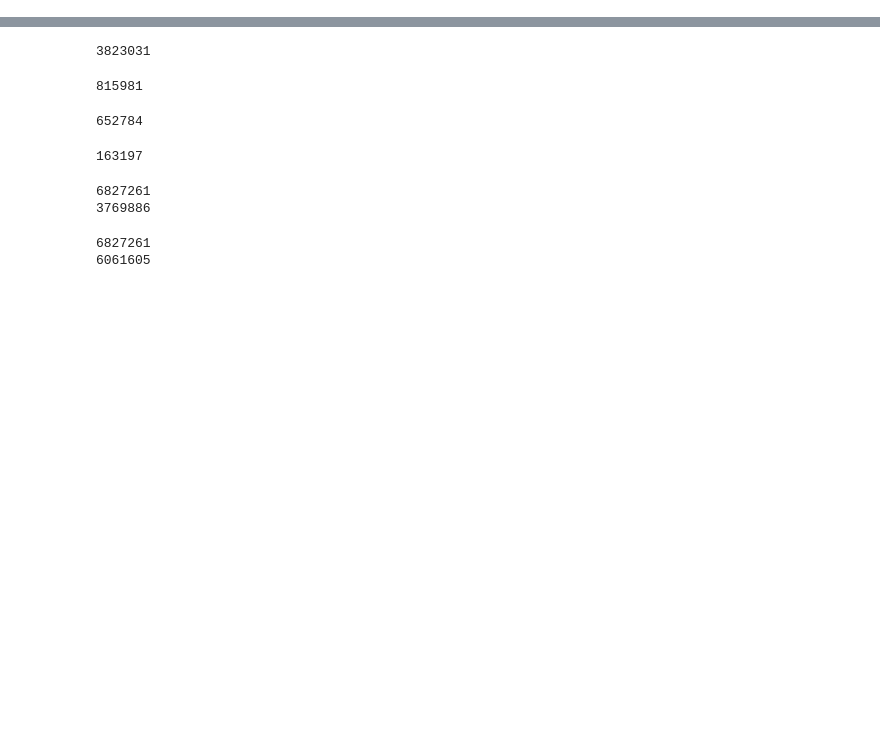
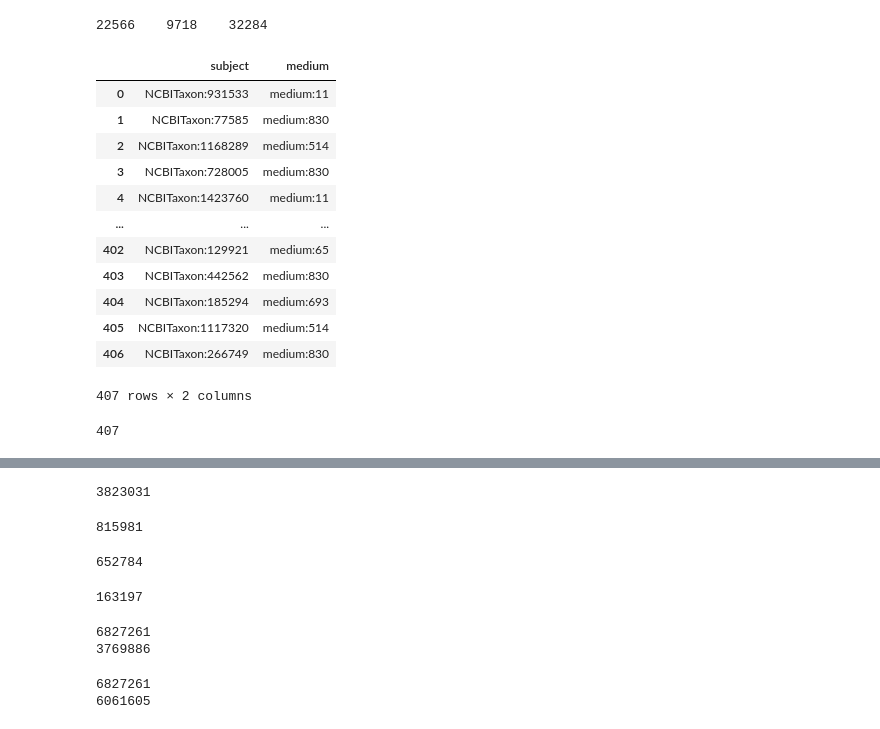
Before and after one commit to ludd00/thesis-KgM, a Jupyter notebook: trainTestSplit.ipynb, the cells around one changed output, grey strips where cells are left out. Saved outputs shown, nothing was run; the diff lists cells and outputs as text; code cells hidden in the pictures; blank space fills up the shorter version.

```diff
--- a/trainTestSplit.ipynb
+++ b/trainTestSplit.ipynb
@@ -12,0 +86,49 @@ g.parse("kg-mic.ttl")
+# %%
+query = """
+SELECT ?s ?p ?o
+WHERE {
+  ?s ?p ?o .
+}
+"""
+new_graph = Graph()
+
+for row in pairs_prefixed:
+    subjectitos = rdflib.term.URIRef(row[0])
+    objectitos = rdflib.term.URIRef(row[1])
+    filtered_gq = g.query(query, initBindings = {
+        "s": subjectitos,
+        "o": objectitos
+    })
+    for row in filtered_gq:
+        new_graph.add(row)
+        g.remove(row)
+
+print(len(g), "  ", len(new_graph), "  ", len(g)+len(new_graph))
+# %% [output]
+22566    9718    32284
+# %%
+df = pd.read_csv("../../0522/ytest.tsv", delimiter = "\t")
+df
+# %% [output]
+|  | subject | medium |
+| 0 | NCBITaxon:931533 | medium:11 |
+| 1 | NCBITaxon:77585 | medium:830 |
+| 2 | NCBITaxon:1168289 | medium:514 |
+| 3 | NCBITaxon:728005 | medium:830 |
+| 4 | NCBITaxon:1423760 | medium:11 |
+| ... | ... | ... |
+| 402 | NCBITaxon:129921 | medium:65 |
+| 403 | NCBITaxon:442562 | medium:830 |
+| 404 | NCBITaxon:185294 | medium:693 |
+| 405 | NCBITaxon:1117320 | medium:514 |
+| 406 | NCBITaxon:266749 | medium:830 |
+407 rows × 2 columns
+# %%
+media_prefixed = []
+for row in df.iterrows():
+    uri_1 = extract_uri(row[1][0])
+    uri_2 = "urn:unknown:medium%3A"+row[1][1].split(":")[1]
+    media_prefixed.append([uri_1, uri_2])
+print(len(media_prefixed))
+# %% [output]
+407
```
Also changed, not shown: parts of 13 cells of this notebook, 9 other files.
